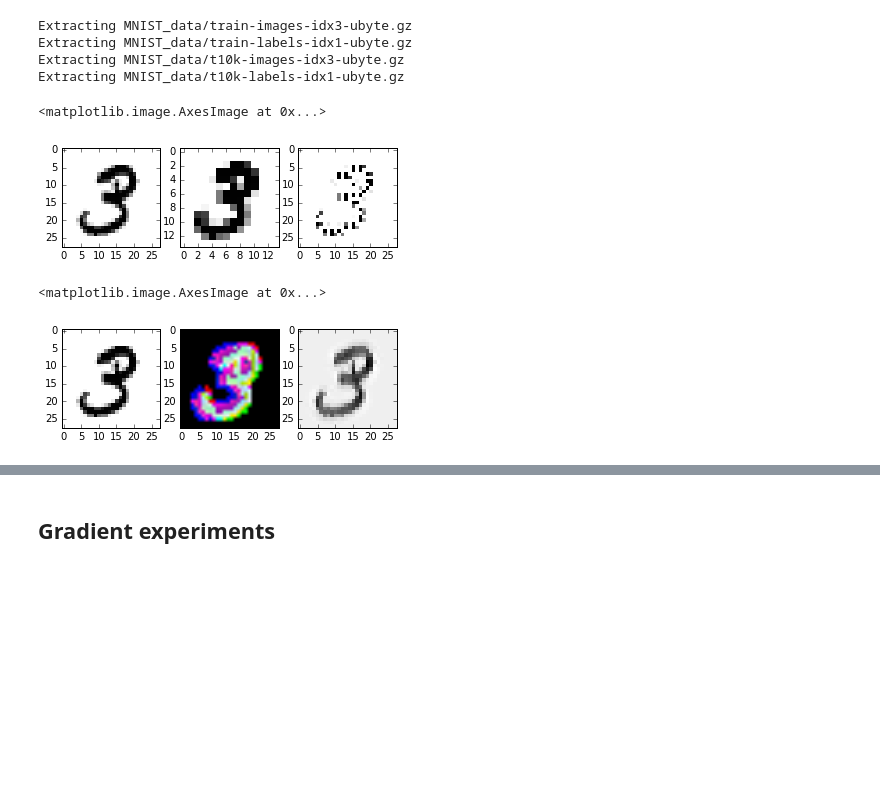
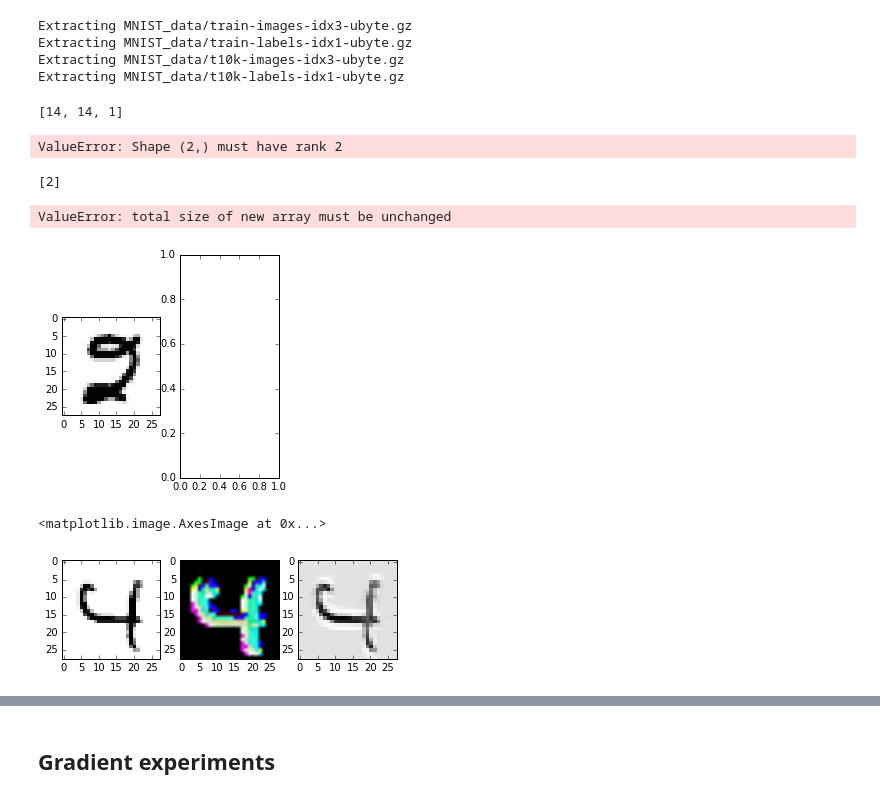
Before and after one commit to mwalton/deep-q-learning, a Jupyter notebook: tf_experiments/tensorflow_deconv.ipynb, the cells around one changed output, grey strips where cells are left out. Saved outputs shown, nothing was run; the diff lists cells and outputs as text; code cells hidden in the pictures; blank space fills up the shorter version.

Commit message:
may have a solution for unpooling batches

```diff
--- a/tf_experiments/tensorflow_deconv.ipynb
+++ b/tf_experiments/tensorflow_deconv.ipynb
@@ -16,14 +16,18 @@ Extracting MNIST_data/train-labels-idx1-ubyte.gz
 Extracting MNIST_data/t10k-images-idx3-ubyte.gz
 Extracting MNIST_data/t10k-labels-idx1-ubyte.gz
 # %%
-test_img = tf.reshape(mnist.train.images[1], [1,28,28,1])
+test_batch = tf.reshape(mnist.train.next_batch(2)[0], [2,28,28,1])
 # %%
-maxpool, argmax = tf.nn.max_pool_with_argmax(test_img,
-                                             [1,2,2,1],
-                                             [1,2,2,1],
+maxpool, argmax = tf.nn.max_pool_with_argmax(test_batch,
+                                             ksize=[1,2,2,1],
+                                             strides=[1,2,2,1],
                                             padding='SAME')
 # %%
-maxflat = tf.reshape(maxpool, [196,])
-argflat = tf.reshape(argmax, [196,])
-sparse = tf.sparse_to_dense(argflat, [784], maxflat,validate_indices=False)
-reshaped = tf.reshape(sparse, [1,28,28,1])
+maxflat = tf.reshape(maxpool, [-1])
+argflat = tf.reshape(argmax, [-1])
+sparse = tf.sparse_to_dense(argflat, [1568], maxflat, validate_indices=False)
+reshaped = tf.reshape(sparse, [-1,28,28,1])
+
+#sparse = tf.SparseTensorValue(argflat,maxflat,[-1,196])
+#dense = tf.sparse_tensor_to_dense(sparse, validate_indices=False)
+#reshape = tf.reshape(dense, [-1,28,28,1])
@@ -30,11 +36,26 @@ reshaped = tf.reshape(sparse, [1,28,28,1])
+# %%
+max_batch[0].get_shape().as_list()
+# %% [output]
+[14, 14, 1]
+# %%
+argmax32 = tf.reshape(tf.cast(argmax, dtype=tf.int32), [2,-1])
+batch_rescale = tf.cast(tf.range(1,3), dtype=tf.int32)
+
+tf.matmul(argmax32, batch_rescale)
+# %% [output]
+ValueError: Shape (2,) must have rank 2
+# %%
+batch_rescale.get_shape().as_list()
+# %% [output]
+[2]
 # %%
 plt.subplot(1,3,1)
-imshow(test_img.eval())
+imshow(test_batch.eval()[1,:,:,:].reshape([1,28,28,1]))
 plt.subplot(1,3,2)
-imshow(maxpool.eval())
+imshow(maxpool.eval()[1,:,:,:].reshape([1,14,14,1]))
 plt.subplot(1,3,3)
-imshow(reshaped.eval())
+imshow(reshaped.eval()[1,:,:,:].reshape([1,28,28,1]))
 # %% [output]
-<matplotlib.image.AxesImage at 0x...>
+ValueError: total size of new array must be unchanged
-[figure, old version]
+[figure, new version]
 # %%
@@ -45,10 +69,10 @@ deconv = tf.nn.conv2d_transpose(conv, filt, [1,28,28,1], [1,1,1,1])
 # %%
 plt.subplot(1,3,1)
-imshow(test_img.eval())
+imshow(test_img.eval()[0,...].reshape([1,28,28,1]))
 plt.subplot(1,3,2)
-plt.imshow(conv.eval().reshape([28,28,3]))
+plt.imshow(conv.eval()[0,...].reshape([28,28,3]))
 plt.subplot(1,3,3)
-imshow(deconv.eval())
+imshow(deconv.eval()[0,...].reshape([1,28,28,1]))
 # %% [output]
 <matplotlib.image.AxesImage at 0x...>
-[figure, old version]
+[figure, new version]
```
Also changed, not shown: parts of 5 cells of this notebook, 1 other file.
